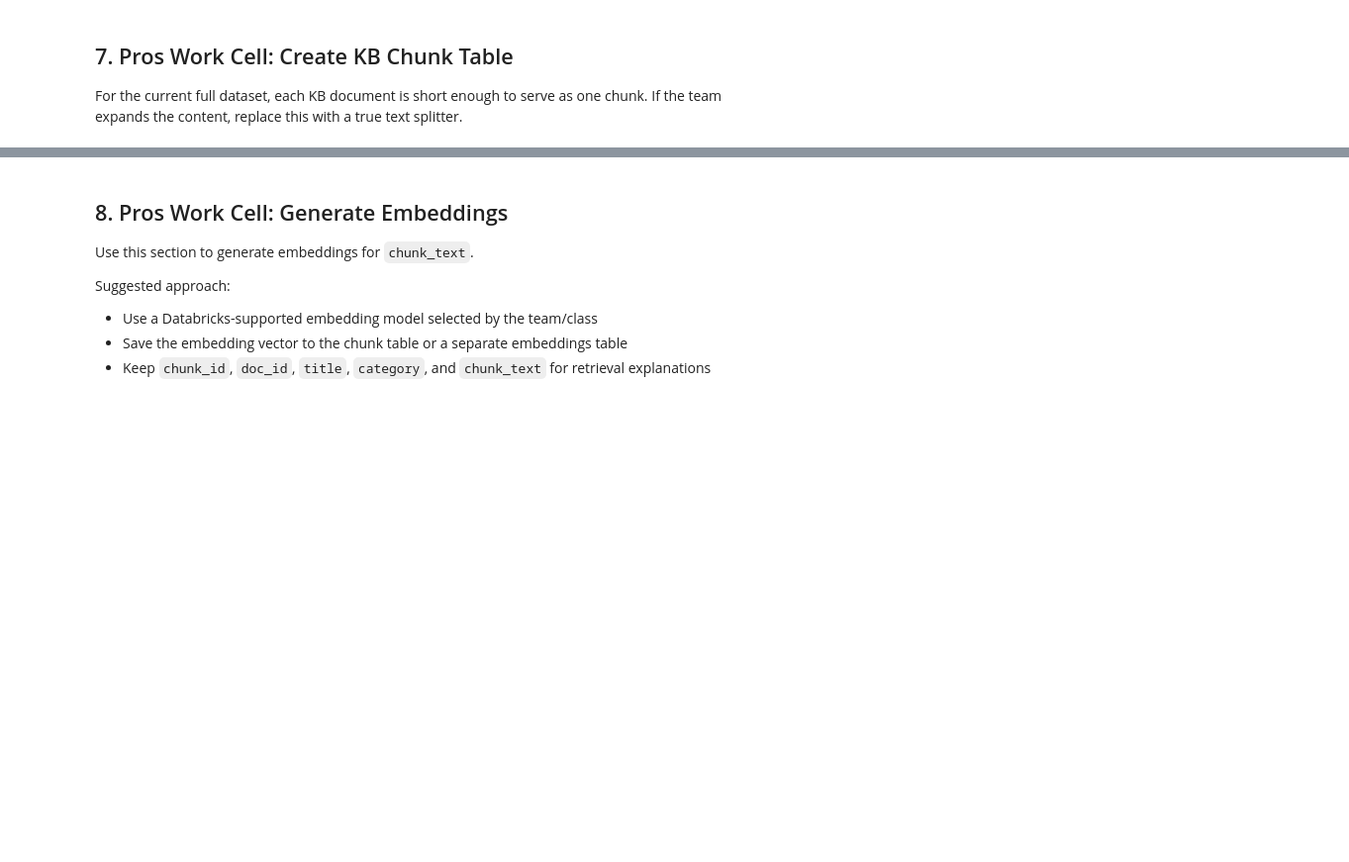
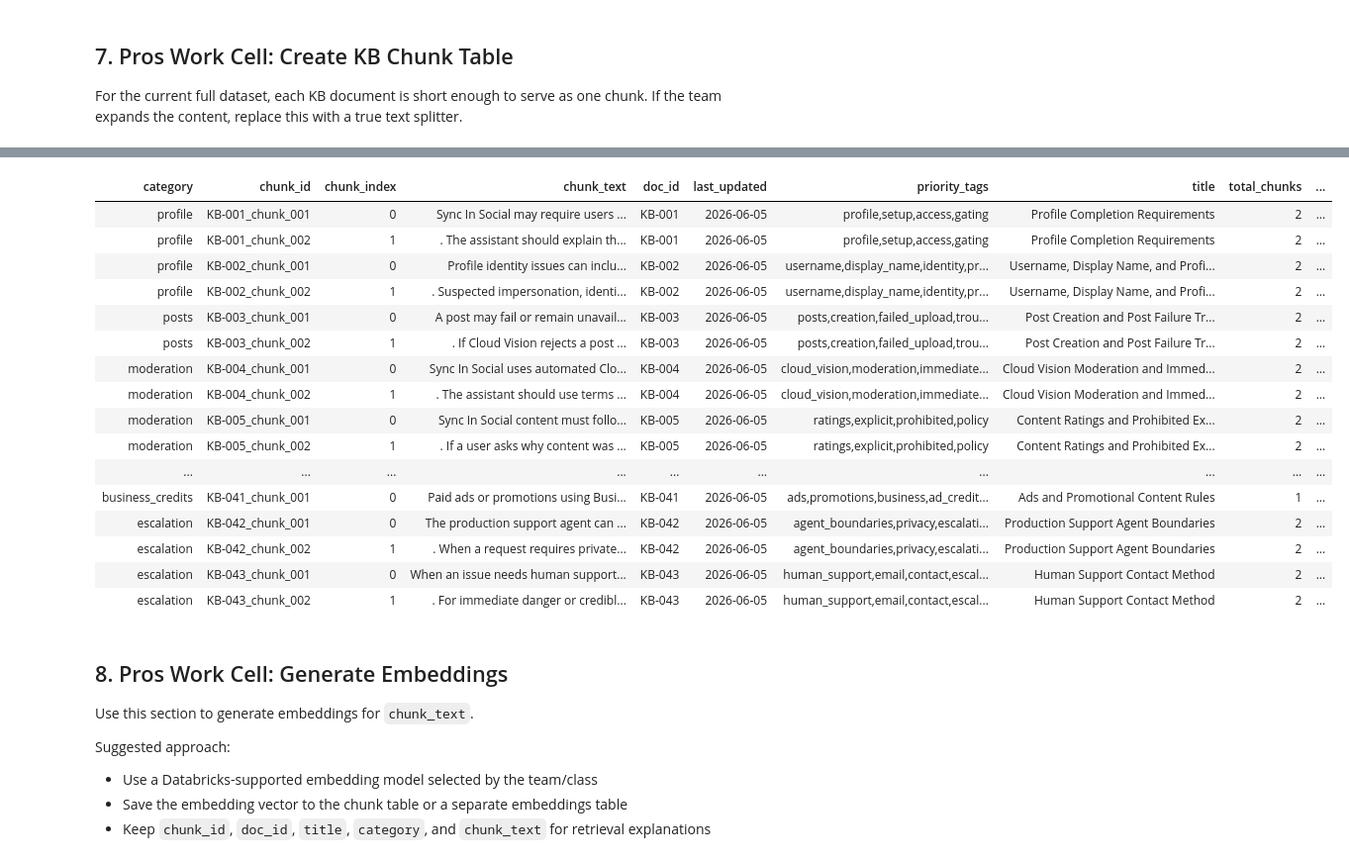
Before and after one commit to Tom123454321876/aai510-sync-in-social-support-agent, a Jupyter notebook: Sync In Social Agent.ipynb, the cells around one changed output, grey strips where cells are left out. Shown at 99% size. Drawn from its saved outputs; the diff is of its cells as text; code cells hidden in the pictures; blank space fills up the shorter version.

Commit message:
Add Sync In Social Agent notebook

```diff
--- a/Sync In Social Agent.ipynb
+++ b/Sync In Social Agent.ipynb
@@ -3722,3 +3668,64 @@ display(chunks_df)
+# %%
+# PROS TODO:
+# Update chunk approach to use Langchain RecursiveCharacterTextSplitter.
+# This is an Industry-standard approach for splitting text into chunks for RAG.
+
+from langchain_text_splitters import RecursiveCharacterTextSplitter
+
+text_splitter = RecursiveCharacterTextSplitter(
+    chunk_size=500,
+    chunk_overlap=50,
+    separators=["\n\n", "\n", ". ", " ", ""]
+)
+
+chunks_list = []
+for row in spark.table(KB_TABLE).collect():
+    doc_chunks = text_splitter.split_text(row["content"])
+
+    for idx, chunk_text in enumerate(doc_chunks):
+        chunks_list.append({
+            "chunk_id": f"{row['doc_id']}_chunk_{idx+1:03d}",
+            "doc_id": row["doc_id"],
+            "title": row["title"],
+            "category": row["category"],
+            "priority_tags": row["priority_tags"],
+            "chunk_text": chunk_text,
+            "chunk_index": idx,
+            "total_chunks": len(doc_chunks),
+            "version": row["version"],
+            "last_updated": row["last_updated"]
+        })
+
+chunks_df = spark.createDataFrame(chunks_list)
+display(chunks_df)
+
+# Write chunks to table called CHUNKS_Table.
+(
+    chunks_df
+    .write
+    .format("delta")
+    .mode("overwrite")
+    .option("overwriteSchema", "true")
+    .saveAsTable(CHUNKS_TABLE)
+)
+# %% [output]
+| category | chunk_id | chunk_index | chunk_text | doc_id | last_updated | priority_tags | title | total_chunks | ... |
+| profile | KB-001_chunk_001 | 0 | Sync In Social may require users ... | KB-001 | 2026-06-05 | profile,setup,access,gating | Profile Completion Requirements | 2 | ... |
+| profile | KB-001_chunk_002 | 1 | . The assistant should explain th... | KB-001 | 2026-06-05 | profile,setup,access,gating | Profile Completion Requirements | 2 | ... |
+| profile | KB-002_chunk_001 | 0 | Profile identity issues can inclu... | KB-002 | 2026-06-05 | username,display_name,identity,pr... | Username, Display Name, and Profi... | 2 | ... |
+| profile | KB-002_chunk_002 | 1 | . Suspected impersonation, identi... | KB-002 | 2026-06-05 | username,display_name,identity,pr... | Username, Display Name, and Profi... | 2 | ... |
+| posts | KB-003_chunk_001 | 0 | A post may fail or remain unavail... | KB-003 | 2026-06-05 | posts,creation,failed_upload,trou... | Post Creation and Post Failure Tr... | 2 | ... |
+| posts | KB-003_chunk_002 | 1 | . If Cloud Vision rejects a post ... | KB-003 | 2026-06-05 | posts,creation,failed_upload,trou... | Post Creation and Post Failure Tr... | 2 | ... |
+| moderation | KB-004_chunk_001 | 0 | Sync In Social uses automated Clo... | KB-004 | 2026-06-05 | cloud_vision,moderation,immediate... | Cloud Vision Moderation and Immed... | 2 | ... |
+| moderation | KB-004_chunk_002 | 1 | . The assistant should use terms ... | KB-004 | 2026-06-05 | cloud_vision,moderation,immediate... | Cloud Vision Moderation and Immed... | 2 | ... |
+| moderation | KB-005_chunk_001 | 0 | Sync In Social content must follo... | KB-005 | 2026-06-05 | ratings,explicit,prohibited,policy | Content Ratings and Prohibited Ex... | 2 | ... |
+| moderation | KB-005_chunk_002 | 1 | . If a user asks why content was ... | KB-005 | 2026-06-05 | ratings,explicit,prohibited,policy | Content Ratings and Prohibited Ex... | 2 | ... |
+| ... | ... | ... | ... | ... | ... | ... | ... | ... | ... |
+| business_credits | KB-041_chunk_001 | 0 | Paid ads or promotions using Busi... | KB-041 | 2026-06-05 | ads,promotions,business,ad_credit... | Ads and Promotional Content Rules | 1 | ... |
+| escalation | KB-042_chunk_001 | 0 | The production support agent can ... | KB-042 | 2026-06-05 | agent_boundaries,privacy,escalati... | Production Support Agent Boundaries | 2 | ... |
+| escalation | KB-042_chunk_002 | 1 | . When a request requires private... | KB-042 | 2026-06-05 | agent_boundaries,privacy,escalati... | Production Support Agent Boundaries | 2 | ... |
+| escalation | KB-043_chunk_001 | 0 | When an issue needs human support... | KB-043 | 2026-06-05 | human_support,email,contact,escal... | Human Support Contact Method | 2 | ... |
+| escalation | KB-043_chunk_002 | 1 | . For immediate danger or credibl... | KB-043 | 2026-06-05 | human_support,email,contact,escal... | Human Support Contact Method | 2 | ... |
 # %% [markdown]
 ## 8. Pros Work Cell: Generate Embeddings
 
```
Also changed, not shown: parts of 10 cells of this notebook.
